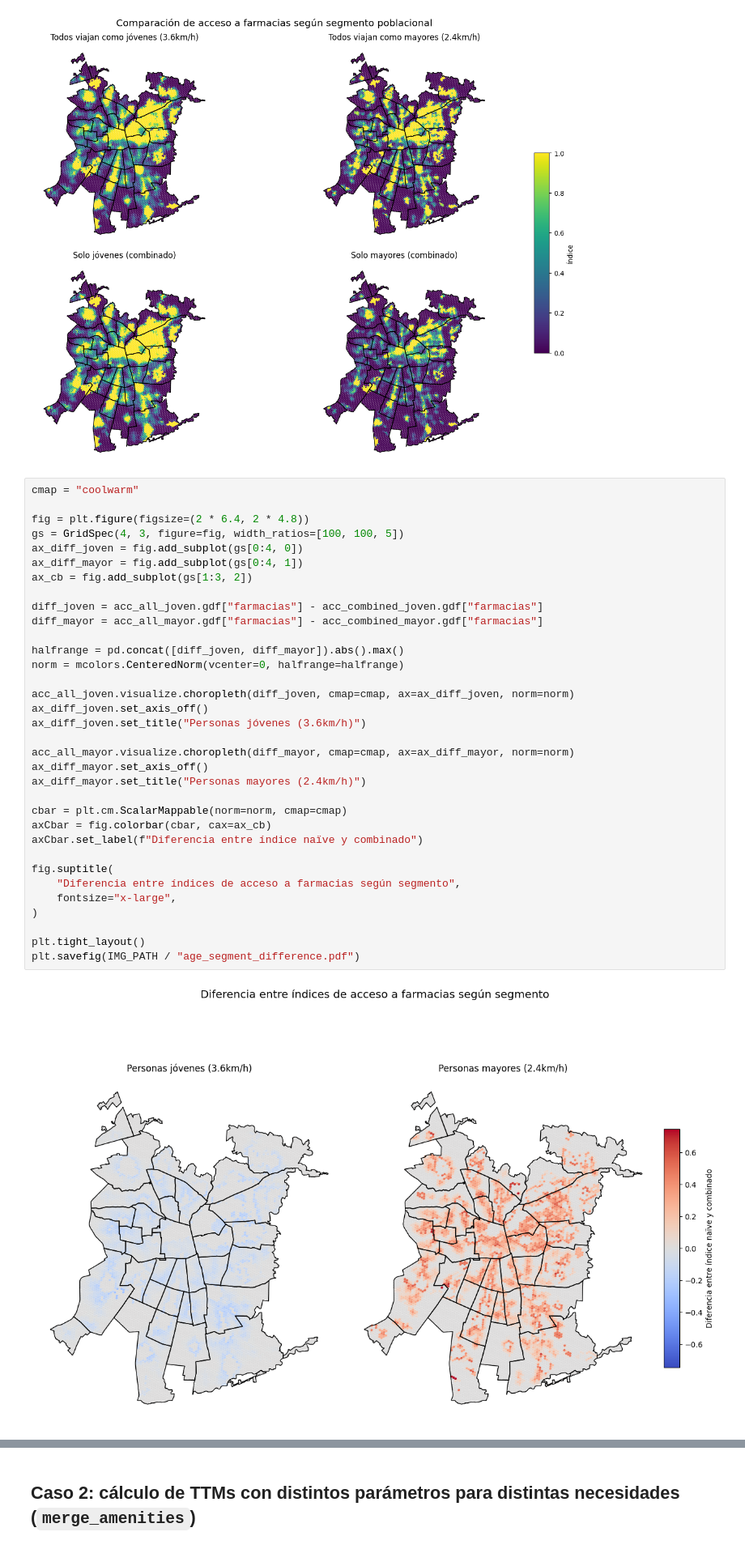
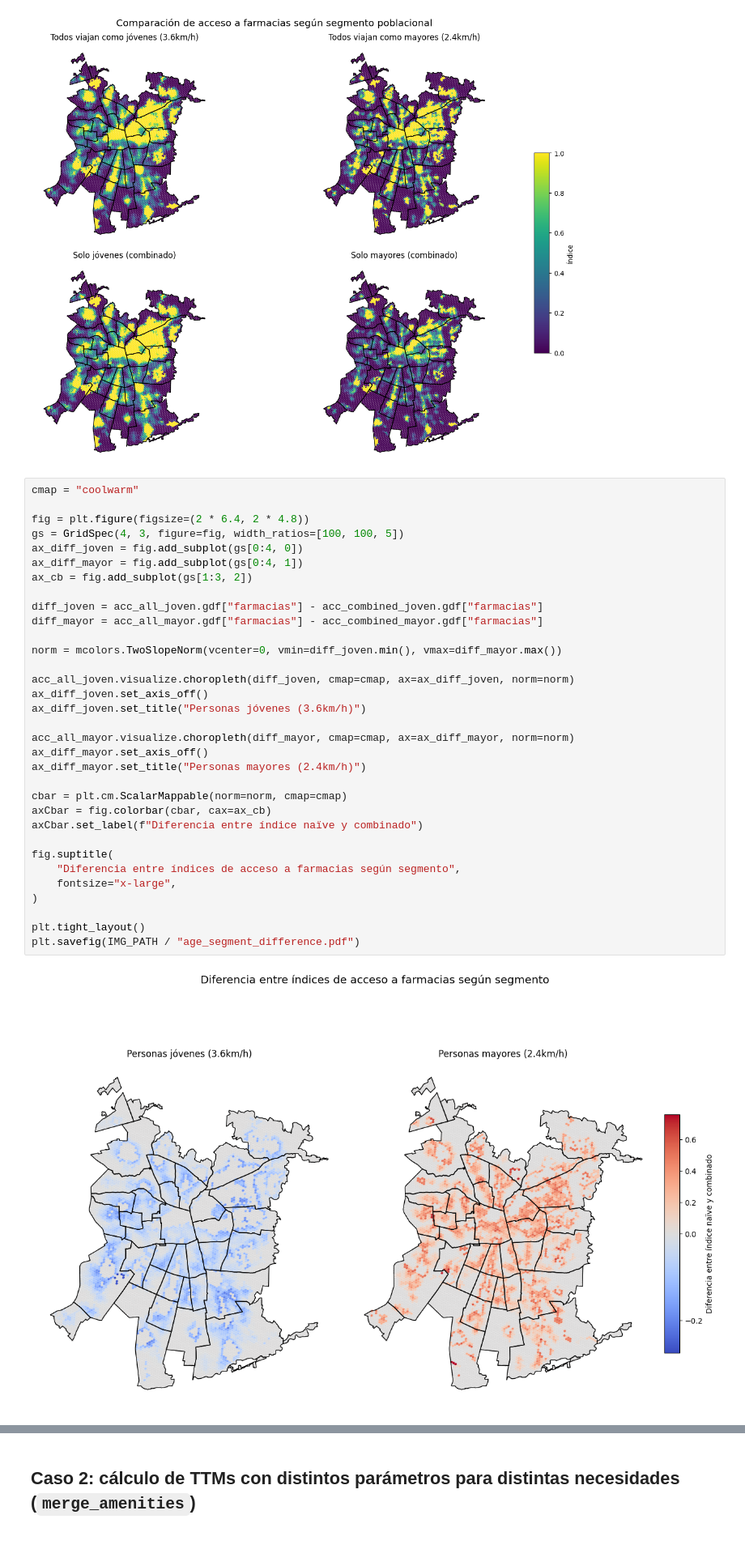
Before and after one commit to claugaete/x-minute-chile, a Jupyter notebook: notebooks/use-cases/merge_ttms.ipynb, the cells around one changed output, grey strips where cells are left out. Shown at 81% size. Saved outputs shown, nothing was run; the diff lists cells and outputs as text.

```diff
--- a/notebooks/use-cases/merge_ttms.ipynb
+++ b/notebooks/use-cases/merge_ttms.ipynb
@@ -361,36 +361,35 @@ cmap = "coolwarm"
 fig = plt.figure(figsize=(2 * 6.4, 2 * 4.8))
 gs = GridSpec(4, 3, figure=fig, width_ratios=[100, 100, 5])
 ax_diff_joven = fig.add_subplot(gs[0:4, 0])
 ax_diff_mayor = fig.add_subplot(gs[0:4, 1])
 ax_cb = fig.add_subplot(gs[1:3, 2])
 
 diff_joven = acc_all_joven.gdf["farmacias"] - acc_combined_joven.gdf["farmacias"]
 diff_mayor = acc_all_mayor.gdf["farmacias"] - acc_combined_mayor.gdf["farmacias"]
 
-halfrange = pd.concat([diff_joven, diff_mayor]).abs().max()
-norm = mcolors.CenteredNorm(vcenter=0, halfrange=halfrange)
+norm = mcolors.TwoSlopeNorm(vcenter=0, vmin=diff_joven.min(), vmax=diff_mayor.max())
 
 acc_all_joven.visualize.choropleth(diff_joven, cmap=cmap, ax=ax_diff_joven, norm=norm)
 ax_diff_joven.set_axis_off()
 ax_diff_joven.set_title("Personas jóvenes (3.6km/h)")
 
 acc_all_mayor.visualize.choropleth(diff_mayor, cmap=cmap, ax=ax_diff_mayor, norm=norm)
 ax_diff_mayor.set_axis_off()
 ax_diff_mayor.set_title("Personas mayores (2.4km/h)")
 
 cbar = plt.cm.ScalarMappable(norm=norm, cmap=cmap)
 axCbar = fig.colorbar(cbar, cax=ax_cb)
 axCbar.set_label(f"Diferencia entre índice naïve y combinado")
 
 fig.suptitle(
     "Diferencia entre índices de acceso a farmacias según segmento",
     fontsize="x-large",
 )
 
 plt.tight_layout()
 plt.savefig(IMG_PATH / "age_segment_difference.pdf")
 # %% [output]
-[figure, old version]
+[figure, new version]
 # %%
 from mapclassify.classifiers import NaturalBreaks
 
```
Also changed, not shown: parts of 1 cell of this notebook, 1 other file.
